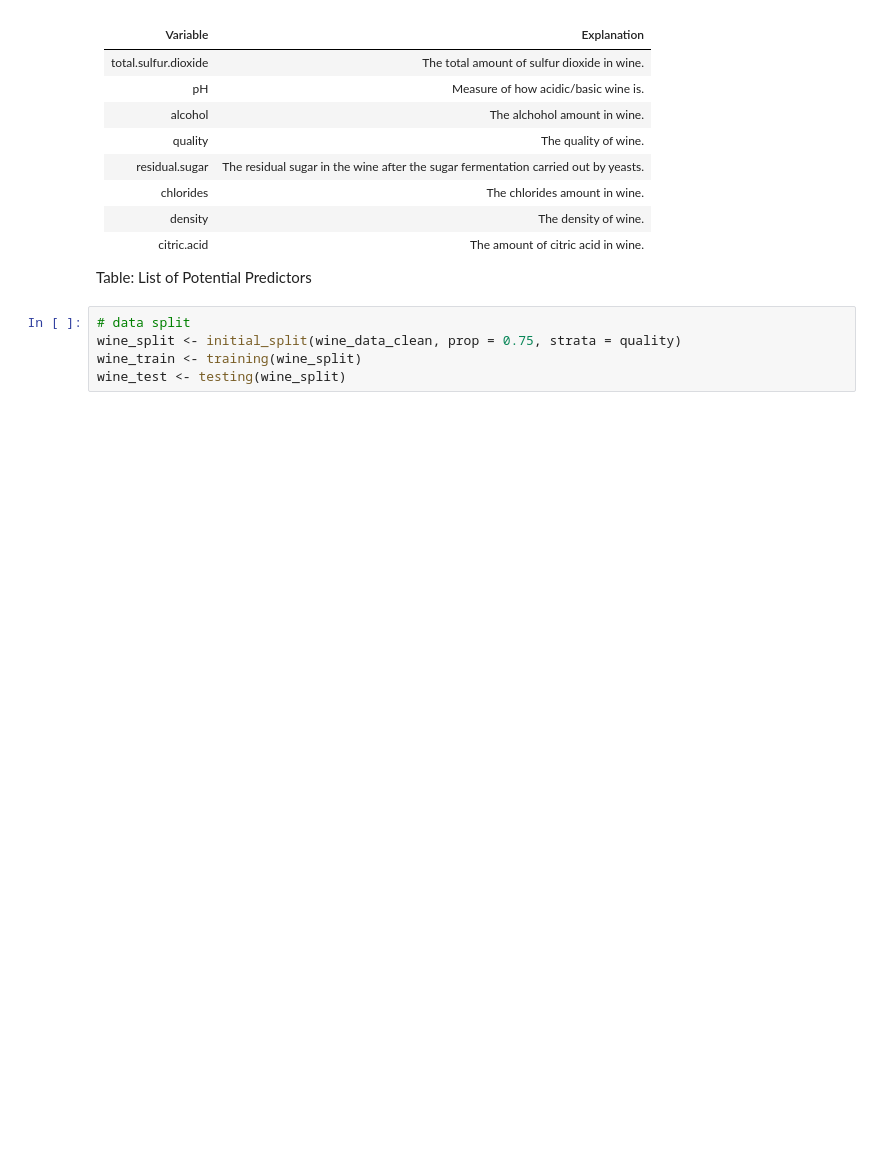
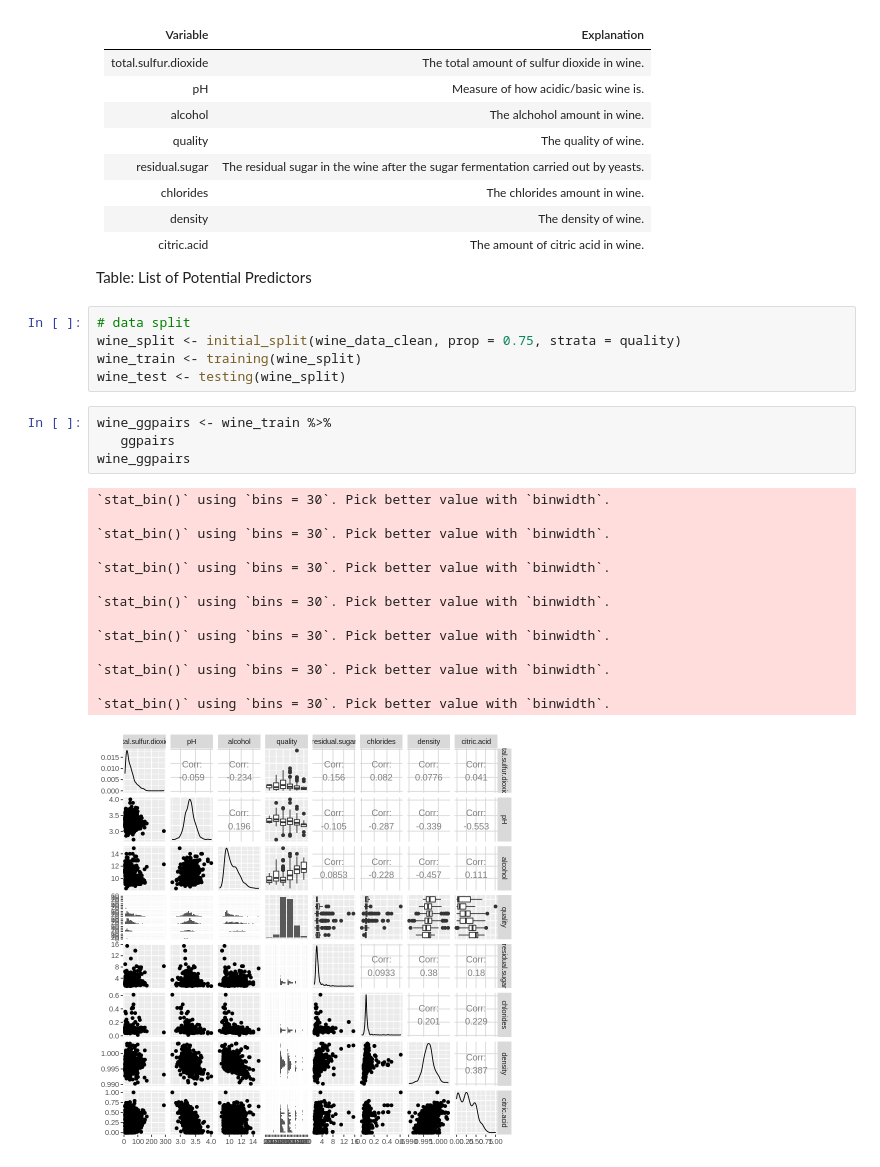
Before and after one commit to SurajDatta/DSCI100_group_project, a Jupyter notebook: report.ipynb, the cells around one changed output. Drawn from its saved outputs; the diff is of its cells as text; blank space fills up the shorter version.

Commit message:
ggpairs
Add ggpairs scatterplot of all the columns we are interested in.
In addition, fix the descending order for accuracy, and choose k and predictor with the max accuracy.

```diff
--- a/report.ipynb
+++ b/report.ipynb
@@ -76,6 +59,25 @@ Table: List of Potential Predictors
 wine_split <- initial_split(wine_data_clean, prop = 0.75, strata = quality)
 wine_train <- training(wine_split)
 wine_test <- testing(wine_split)
+# %%
+wine_ggpairs <- wine_train %>%
+   ggpairs
+wine_ggpairs
+# %% [output]
+`stat_bin()` using `bins = 30`. Pick better value with `binwidth`.
+
+`stat_bin()` using `bins = 30`. Pick better value with `binwidth`.
+
+`stat_bin()` using `bins = 30`. Pick better value with `binwidth`.
+
+`stat_bin()` using `bins = 30`. Pick better value with `binwidth`.
+
+`stat_bin()` using `bins = 30`. Pick better value with `binwidth`.
+
+`stat_bin()` using `bins = 30`. Pick better value with `binwidth`.
+
+`stat_bin()` using `bins = 30`. Pick better value with `binwidth`.
+[figure, added]
 # %%
 set.seed(1)
 
```
Also changed, not shown: parts of 3 cells of this notebook.
